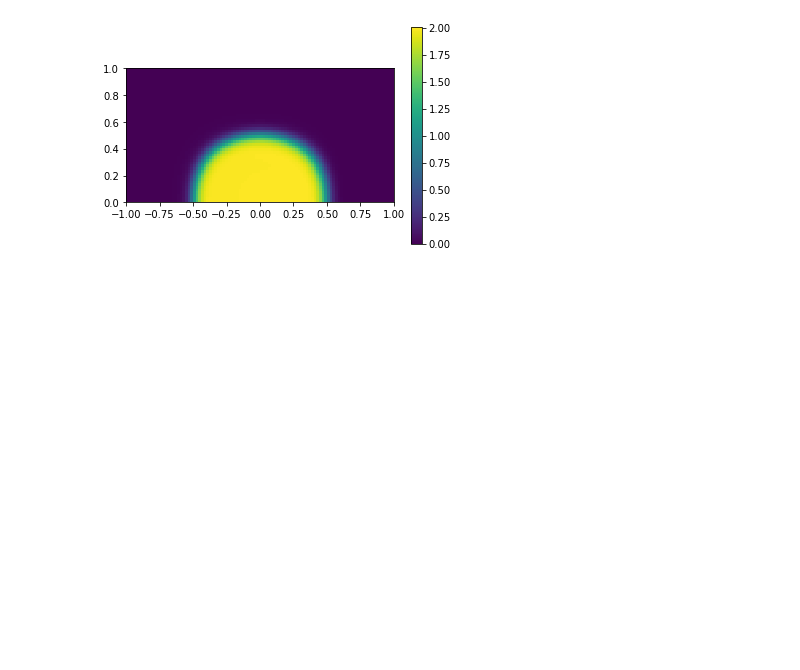
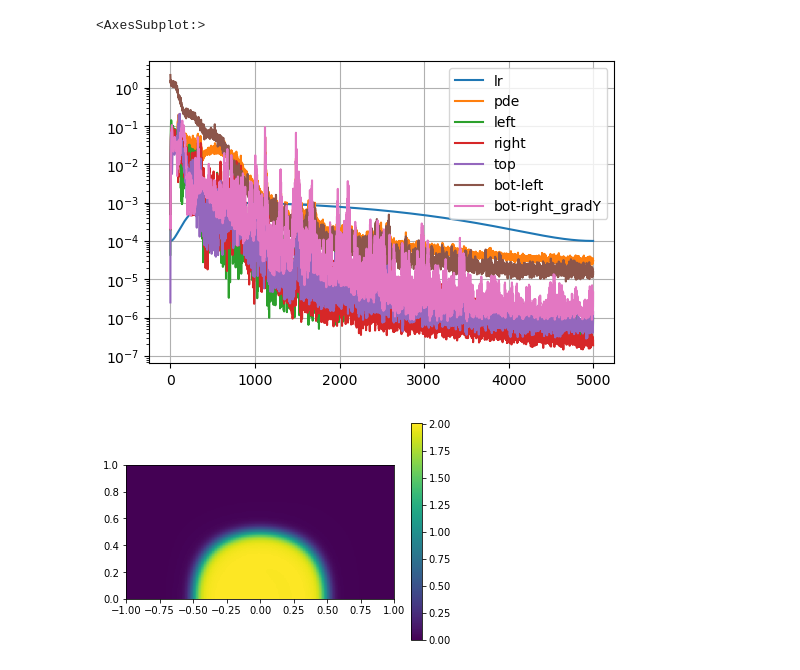
Before and after one commit to juansensio/nangs, a Jupyter notebook: examples/03_SmithHutton.ipynb, the cells around one changed output. Saved outputs shown, nothing was run; the diff lists cells and outputs as text; code cells hidden in the pictures; blank space fills up the shorter version.

```diff
--- a/examples/03_SmithHutton.ipynb
+++ b/examples/03_SmithHutton.ipynb
@@ -137,3 +153,14 @@ Wall time: 1min 1s
+# %%
+import pandas as pd
+
+df = pd.DataFrame(hist)
+fig = plt.figure(dpi=100)
+ax = plt.subplot(1,1,1)
+ax.set_yscale('log')
+df.plot(ax=ax, grid=True)
+# %% [output]
+<AxesSubplot:>
+[figure, added]
 # %%
 # evaluate the solution
 
```
Also changed, not shown: parts of 15 cells of this notebook, 5 other files.
